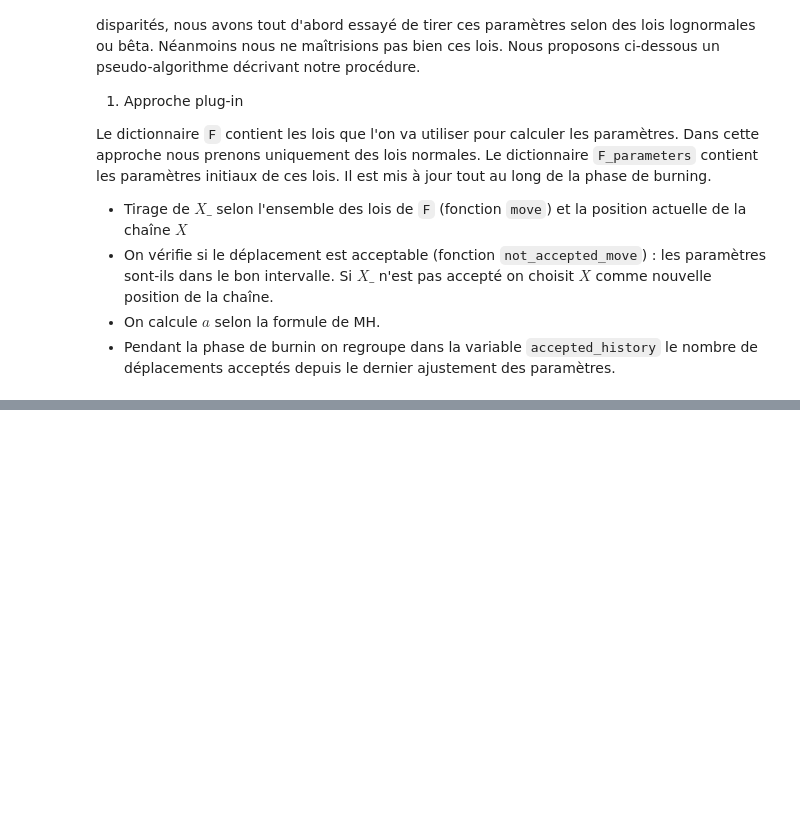
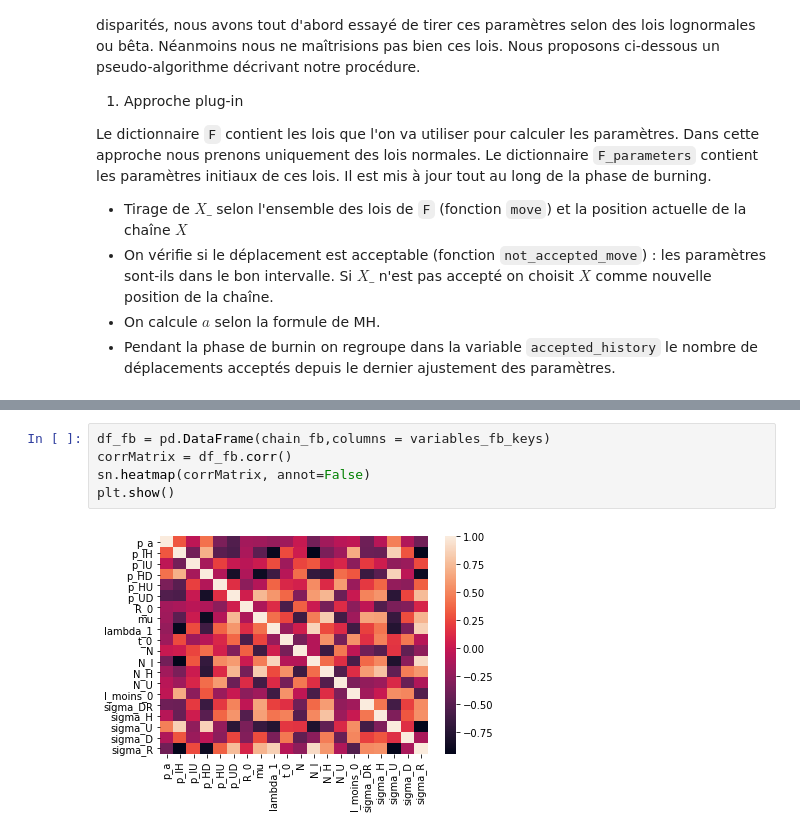
Before and after one commit to SwannChelly/MAP568, a Jupyter notebook: src/Project.ipynb, the cells around one changed output, grey strips where cells are left out. Drawn from its saved outputs; the diff is of its cells as text; blank space fills up the shorter version.

```diff
--- a/src/Project.ipynb
+++ b/src/Project.ipynb
@@ -1053,0 +1267,7 @@ plt.show()
+# %%
+df_fb = pd.DataFrame(chain_fb,columns = variables_fb_keys)
+corrMatrix = df_fb.corr()
+sn.heatmap(corrMatrix, annot=False)
+plt.show()
+# %% [output]
+[figure, added]
```
Also changed, not shown: parts of 16 cells of this notebook, 2 other files.
